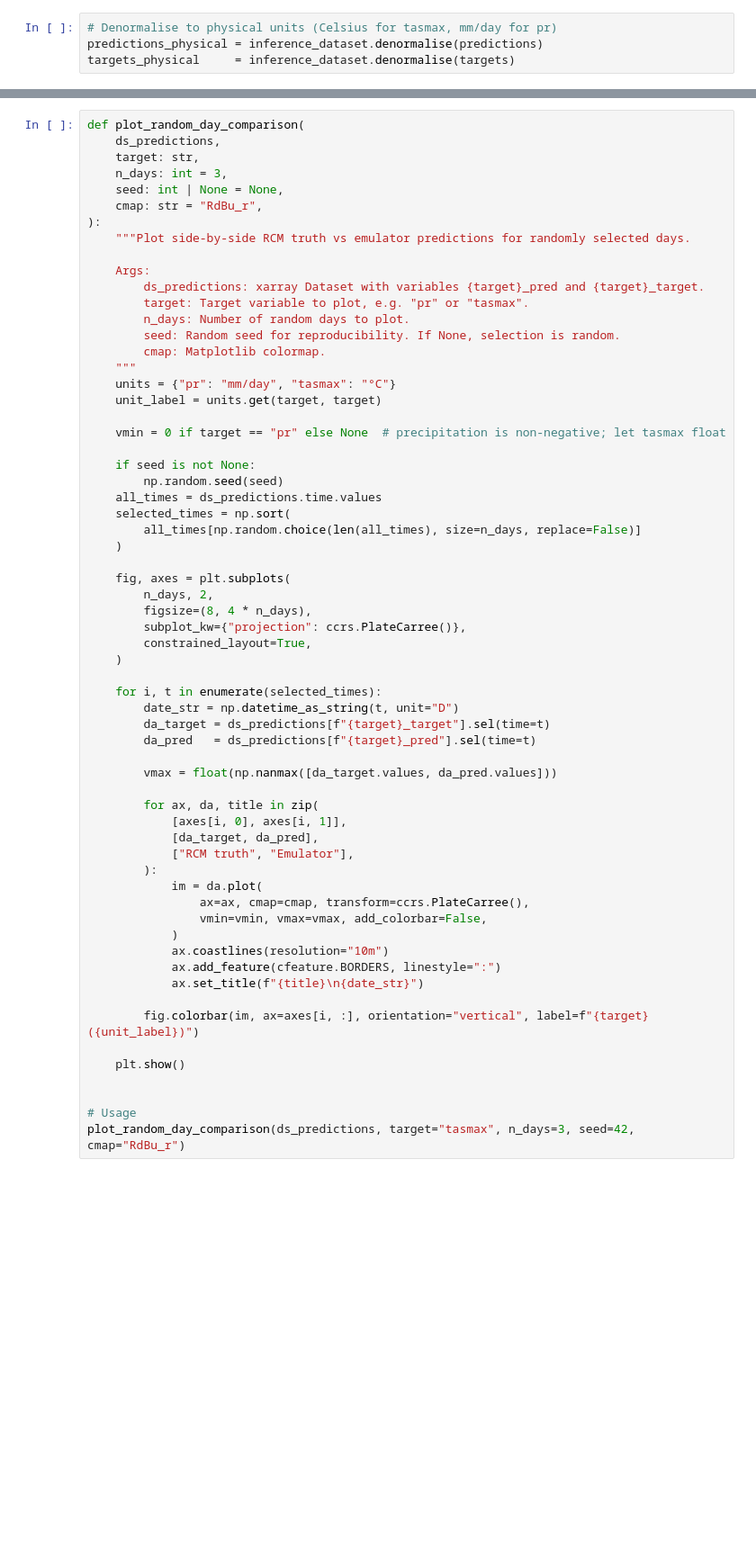
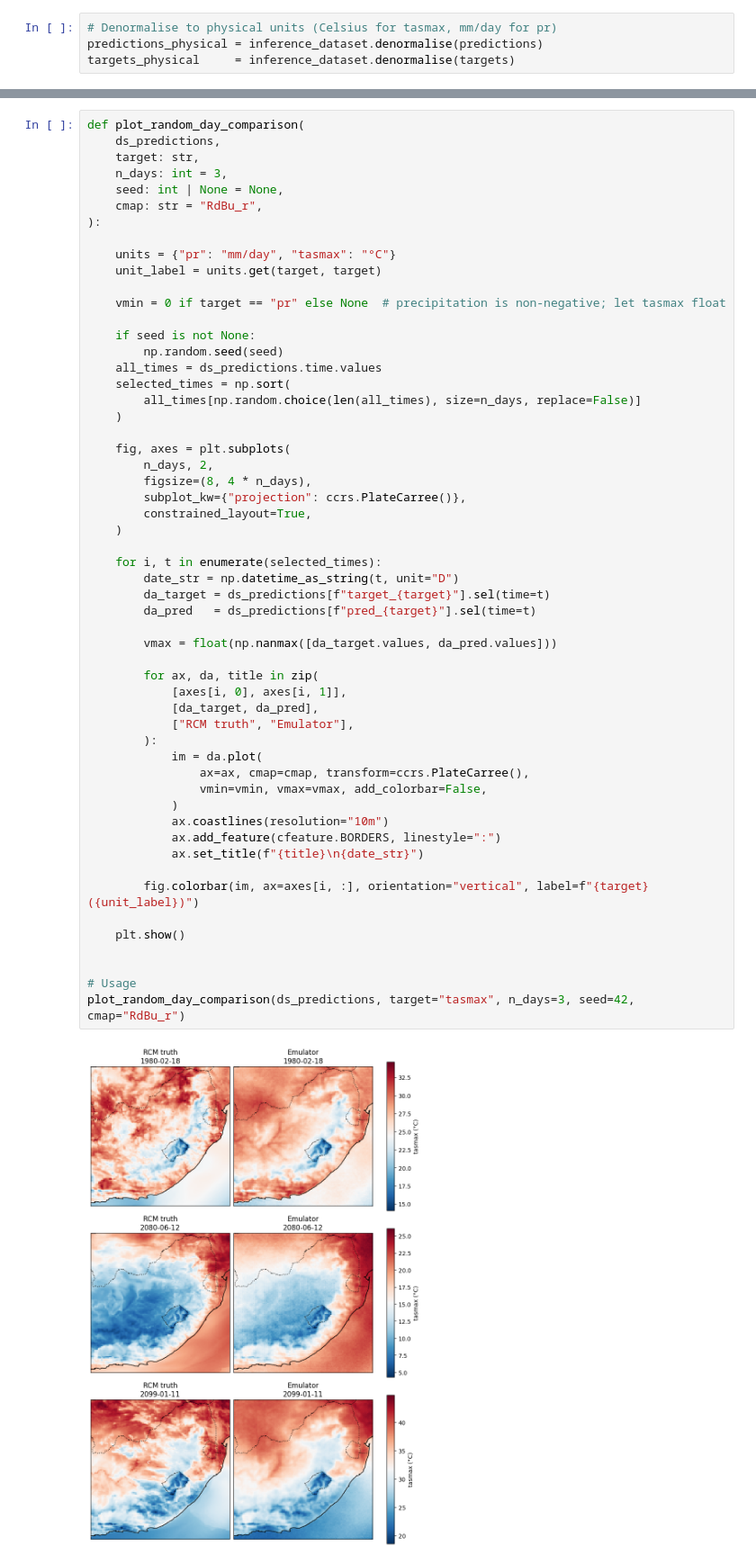
Before and after one commit to MetOffice/ai4c_hackathon, a Jupyter notebook: notebooks/downscaling/unet_tutorial_v2.ipynb, the cells around one changed output, grey strips where cells are left out. Shown at 90% size. Cells and saved outputs as stored; diff of their text form; blank space fills up the shorter version.

```diff
--- a/notebooks/downscaling/unet_tutorial_v2.ipynb
+++ b/notebooks/downscaling/unet_tutorial_v2.ipynb
@@ -1503,15 +1639,7 @@ def plot_random_day_comparison(
     seed: int | None = None,
     cmap: str = "RdBu_r",
 ):
-    """Plot side-by-side RCM truth vs emulator predictions for randomly selected days.
 
-    Args:
-        ds_predictions: xarray Dataset with variables {target}_pred and {target}_target.
-        target: Target variable to plot, e.g. "pr" or "tasmax".
-        n_days: Number of random days to plot.
-        seed: Random seed for reproducibility. If None, selection is random.
-        cmap: Matplotlib colormap.
-    """
     units = {"pr": "mm/day", "tasmax": "°C"}
     unit_label = units.get(target, target)
 
@@ -1529,32 +1657,34 @@ def plot_random_day_comparison(
         figsize=(8, 4 * n_days),
         subplot_kw={"projection": ccrs.PlateCarree()},
         constrained_layout=True,
     )
 
     for i, t in enumerate(selected_times):
         date_str = np.datetime_as_string(t, unit="D")
-        da_target = ds_predictions[f"{target}_target"].sel(time=t)
-        da_pred   = ds_predictions[f"{target}_pred"].sel(time=t)
+        da_target = ds_predictions[f"target_{target}"].sel(time=t)
+        da_pred   = ds_predictions[f"pred_{target}"].sel(time=t)
 
         vmax = float(np.nanmax([da_target.values, da_pred.values]))
 
         for ax, da, title in zip(
             [axes[i, 0], axes[i, 1]],
             [da_target, da_pred],
             ["RCM truth", "Emulator"],
         ):
             im = da.plot(
                 ax=ax, cmap=cmap, transform=ccrs.PlateCarree(),
                 vmin=vmin, vmax=vmax, add_colorbar=False,
             )
             ax.coastlines(resolution="10m")
             ax.add_feature(cfeature.BORDERS, linestyle=":")
             ax.set_title(f"{title}\n{date_str}")
 
         fig.colorbar(im, ax=axes[i, :], orientation="vertical", label=f"{target} ({unit_label})")
 
     plt.show()
 
 
 # Usage
 plot_random_day_comparison(ds_predictions, target="tasmax", n_days=3, seed=42, cmap="RdBu_r")
+# %% [output]
+[figure, added]
```
Also changed, not shown: parts of 70 cells of this notebook.
